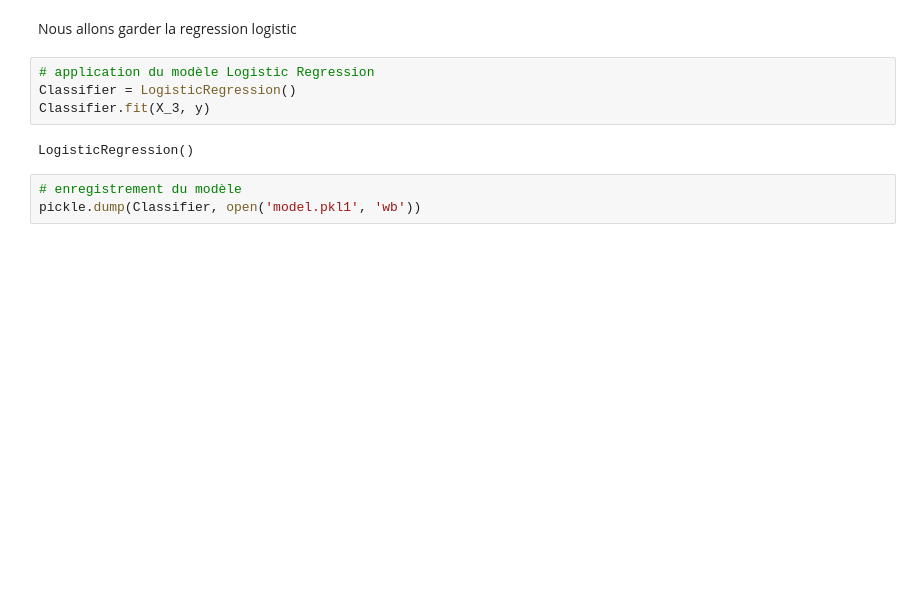
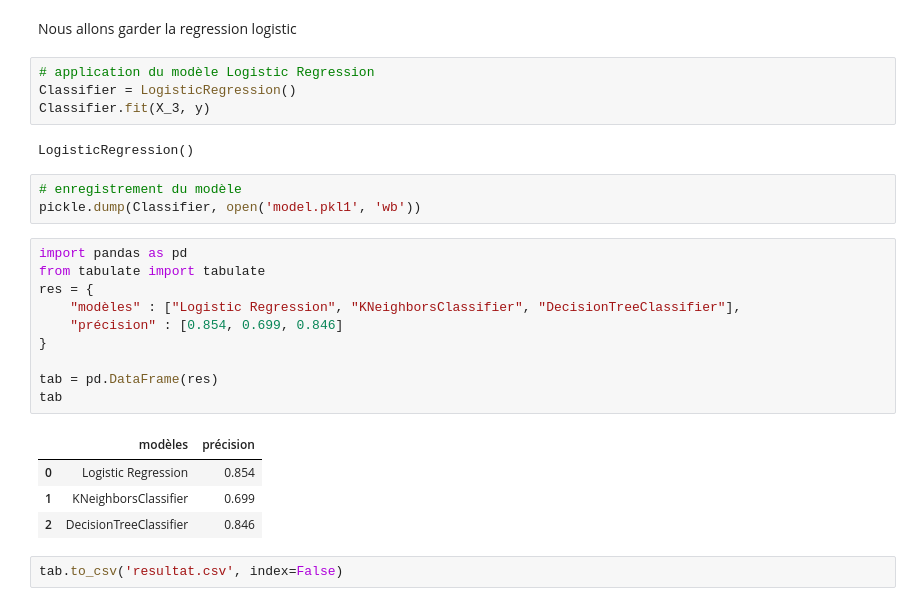
Before and after one commit to nazif96/Bank-loan-prediction, a Jupyter notebook: Notebooks/preprossed_ML.ipynb, the cells around one changed output. Cells and saved outputs as stored; diff of their text form; blank space fills up the shorter version.

```diff
--- a/Notebooks/preprossed_ML.ipynb
+++ b/Notebooks/preprossed_ML.ipynb
@@ -299,3 +322,20 @@ LogisticRegression()
 # %%
 # enregistrement du modèle
 pickle.dump(Classifier, open('model.pkl1', 'wb'))
+# %%
+import pandas as pd
+from tabulate import tabulate
+res = {
+    "modèles" : ["Logistic Regression", "KNeighborsClassifier", "DecisionTreeClassifier"],
+    "précision" : [0.854, 0.699, 0.846]
+}
+
+tab = pd.DataFrame(res)
+tab
+# %% [output]
+|  | modèles | précision |
+| 0 | Logistic Regression | 0.854 |
+| 1 | KNeighborsClassifier | 0.699 |
+| 2 | DecisionTreeClassifier | 0.846 |
+# %%
+tab.to_csv('resultat.csv', index=False)
```
Also changed, not shown: parts of 2 cells of this notebook, 1 other file.
